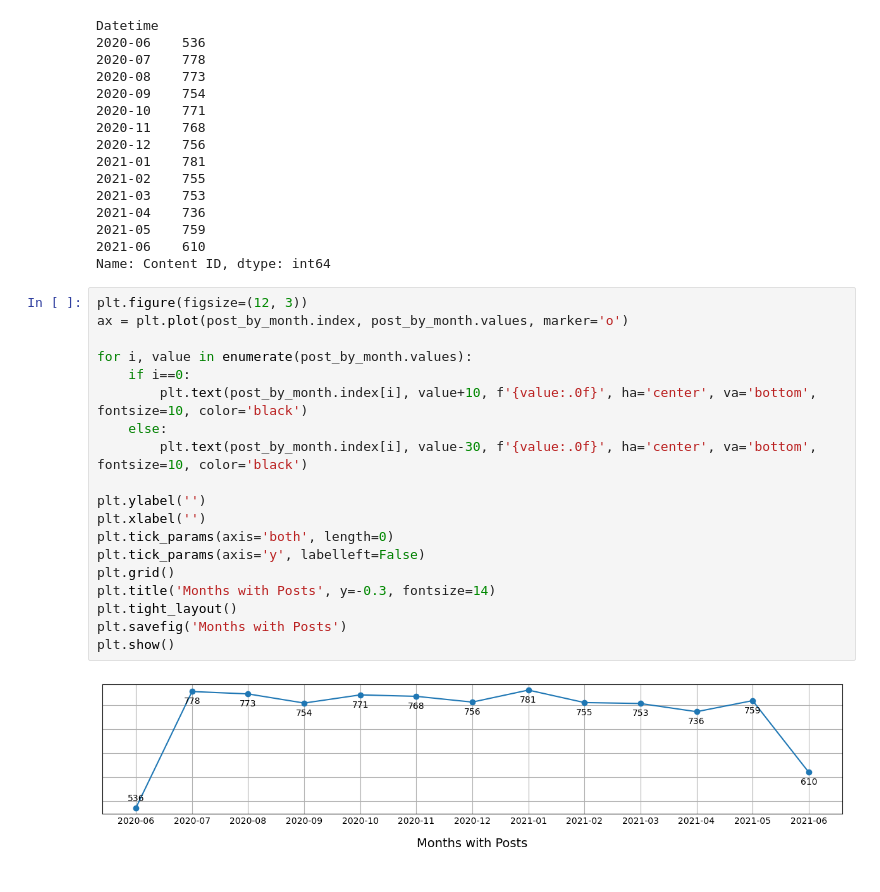
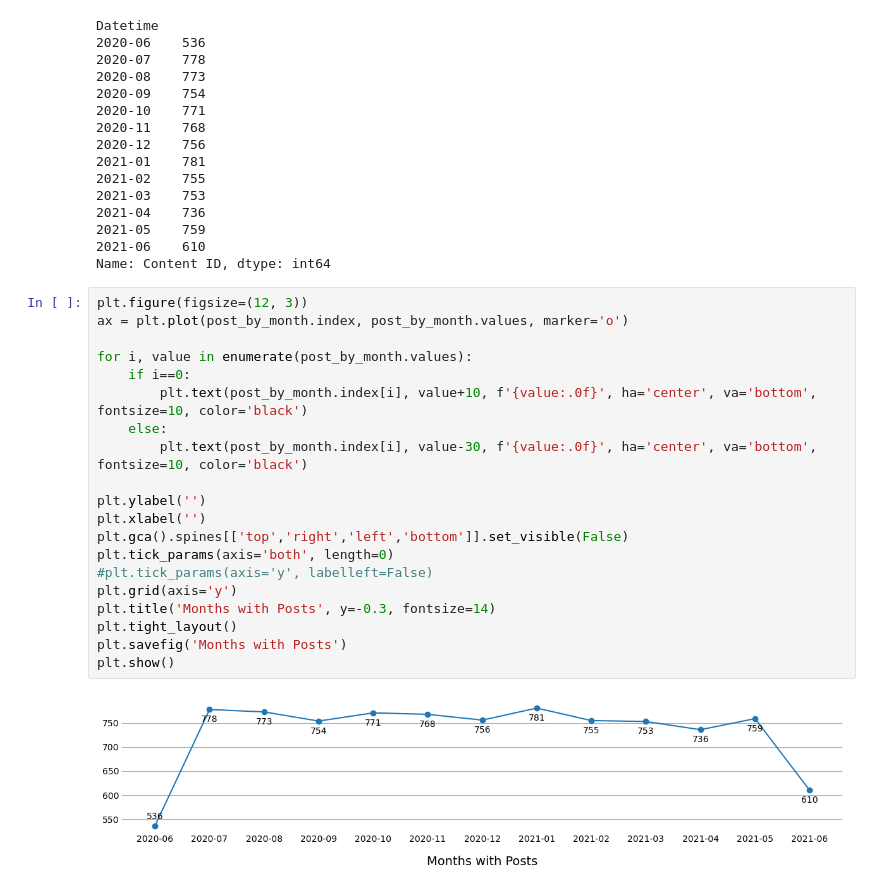
Before and after one commit to moqiqiqi/Python-Data-Analysis, a Jupyter notebook: Forage/Accenture Data Analytics and Visualization job Simulation Project.ipynb, the cells around one changed output. Saved outputs shown, nothing was run; the diff lists cells and outputs as text.

```diff
--- a/Forage/Accenture Data Analytics and Visualization job Simulation Project.ipynb
+++ b/Forage/Accenture Data Analytics and Visualization job Simulation Project.ipynb
@@ -415,24 +415,25 @@ Datetime
 2021-05    759
 2021-06    610
 Name: Content ID, dtype: int64
-# %%
-plt.figure(figsize=(12, 3))
-ax = plt.plot(post_by_month.index, post_by_month.values, marker='o')
-
-for i, value in enumerate(post_by_month.values):
-    if i==0:
-        plt.text(post_by_month.index[i], value+10, f'{value:.0f}', ha='center', va='bottom', fontsize=10, color='black')
-    else:
-        plt.text(post_by_month.index[i], value-30, f'{value:.0f}', ha='center', va='bottom', fontsize=10, color='black')
-
-plt.ylabel('')
-plt.xlabel('')
-plt.tick_params(axis='both', length=0)
-plt.tick_params(axis='y', labelleft=False)
-plt.grid()
-plt.title('Months with Posts', y=-0.3, fontsize=14)
-plt.tight_layout()
-plt.savefig('Months with Posts')
-plt.show()
-# %% [output]
-[figure, removed]
+# %%
+plt.figure(figsize=(12, 3))
+ax = plt.plot(post_by_month.index, post_by_month.values, marker='o')
+
+for i, value in enumerate(post_by_month.values):
+    if i==0:
+        plt.text(post_by_month.index[i], value+10, f'{value:.0f}', ha='center', va='bottom', fontsize=10, color='black')
+    else:
+        plt.text(post_by_month.index[i], value-30, f'{value:.0f}', ha='center', va='bottom', fontsize=10, color='black')
+
+plt.ylabel('')
+plt.xlabel('')
+plt.gca().spines[['top','right','left','bottom']].set_visible(False)
+plt.tick_params(axis='both', length=0)
+#plt.tick_params(axis='y', labelleft=False)
+plt.grid(axis='y')
+plt.title('Months with Posts', y=-0.3, fontsize=14)
+plt.tight_layout()
+plt.savefig('Months with Posts')
+plt.show()
+# %% [output]
+[figure, added]
```
